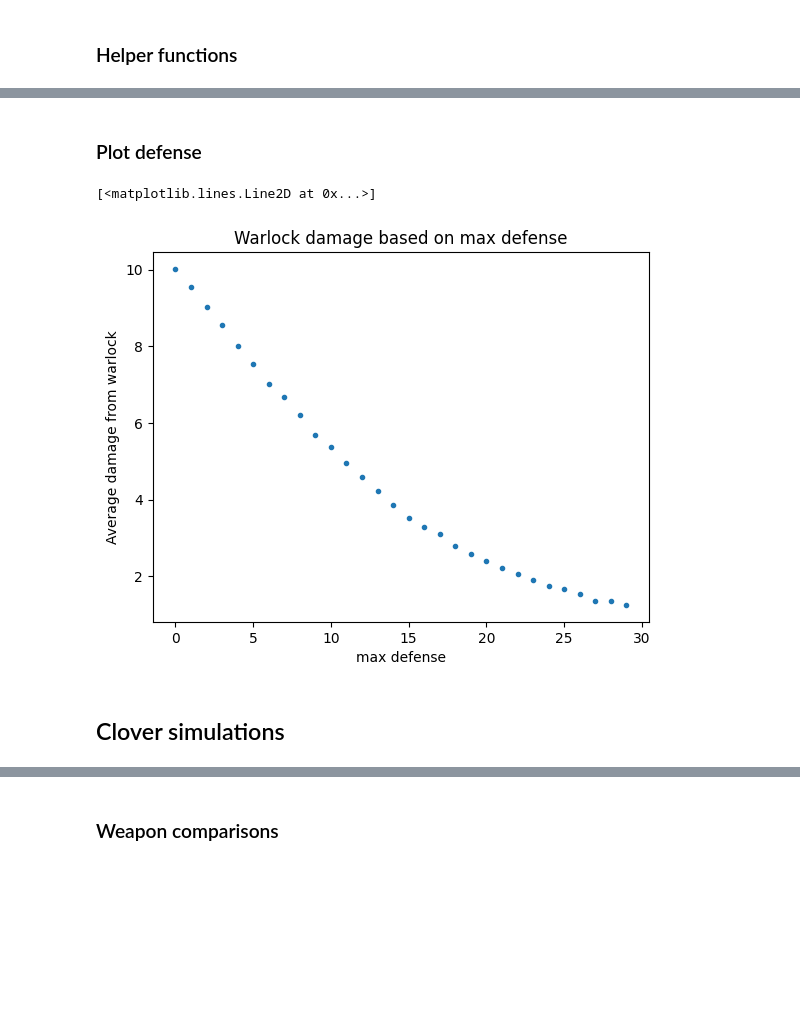
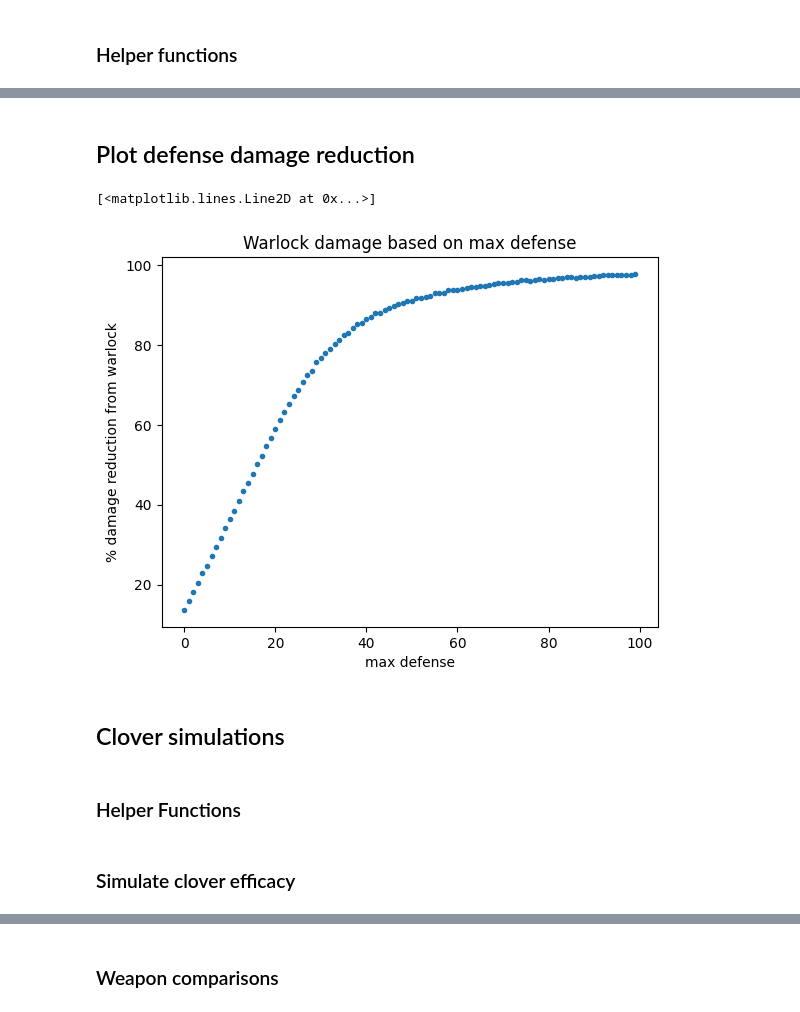
Before and after one commit to lordlen/ShPDTests, a Jupyter notebook: shattered pd tests.ipynb, the cells around one changed output, grey strips where cells are left out. Cells and saved outputs as stored; diff of their text form; code cells hidden in the pictures; blank space fills up the shorter version.

```diff
--- a/shattered pd tests.ipynb
+++ b/shattered pd tests.ipynb
@@ -285,0 +316,27 @@ Armor 1 is better
+# %%
+###########################Config variables###########################
+creature = Creatures.warlock
+armor1 = ArmorInstance(Armors.scale, 1, ArmorAugment.NONE)
+hero_level = 18
+total_levels=  5
+num_simulations = 10000
+extra_defenses = []
+######################################################################
+
+data = []
+for i in range(-1, total_levels + 1):
+    turns_data_points = simulate_damage_taken(accuracy, damage_interval, armor1, hero_level, 1, num_simulations, extra_defenses)
+    data.append(turns_data_points)
+
+no_evasion_data = data[0]
+evasion_data = data[1:]
+
+no_evasion_avg = np.average(no_evasion_data)
+evasion_avg = [np.average(x) for x in evasion_data]
+
+evasion_improvement = [calc_percent_change(no_evasion_avg, x) for x in evasion_avg]
+
+plt.title(f'Evasion ring % change in damage')
+plt.xlabel('upgrade level')
+plt.ylabel(f'% change in damage vs {creature.name}')
+plt.plot(range(total_levels + 1), evasion_improvement, '.')
@@ -286,26 +346,30 @@ Armor 1 is better
 # %% [markdown]
-### Plot defense
+## Plot defense damage reduction
 # %%
+###########################Config variables###########################
 damage_interval = Creatures.warlock.damage
 num_simulations= 10000
-num_plots = 30
-bonus_defense = (0, 18) #8 19
+num_plots = 100
+bonus_defense = (0, 0)
+######################################################################
 
 average_damage = []
 
 for max_defense in range(num_plots):
-    data_points = simulate_damage([(0, max_defense), bonus_defense], [damage_interval], 1.0, num_simulations)
-    average_damage.append(np.average(data_points))
+    turns_data_points = simulate_damage([(0, max_defense), bonus_defense], [damage_interval], 1.0, num_simulations)
+    average_damage.append(-calc_percent_change(damage_interval[1], np.average(turns_data_points)))
 
 plt.title("Warlock damage based on max defense")
 plt.xlabel("max defense")
-plt.ylabel("Average damage from warlock")
+plt.ylabel("% damage reduction from warlock")
 plt.plot(range(num_plots), average_damage, '.')
 # %% [output]
 [<matplotlib.lines.Line2D at 0x...>]
-[figure, old version]
+[figure, new version]
 # %% [markdown]
 ## Clover simulations
+# %% [markdown]
+### Helper Functions
 # %%
 def calc_clover_proc_chance(level):
     return 0.25 * (level + 1)
@@ -373,4 +437,6 @@ def simulate_clover_efficacy(enemy, damage_range, extra_strength, num_simulation
     print(f'Clover +1 {calc_percent_change(avg_normal, avg1)}')
     print(f'Clover +2 {calc_percent_change(avg_normal, avg2)}')
     print(f'Clover +3 {calc_percent_change(avg_normal, avg3)}')
+# %% [markdown]
+### Simulate clover efficacy
 # %%
```
Also changed, not shown: parts of 20 cells of this notebook.
